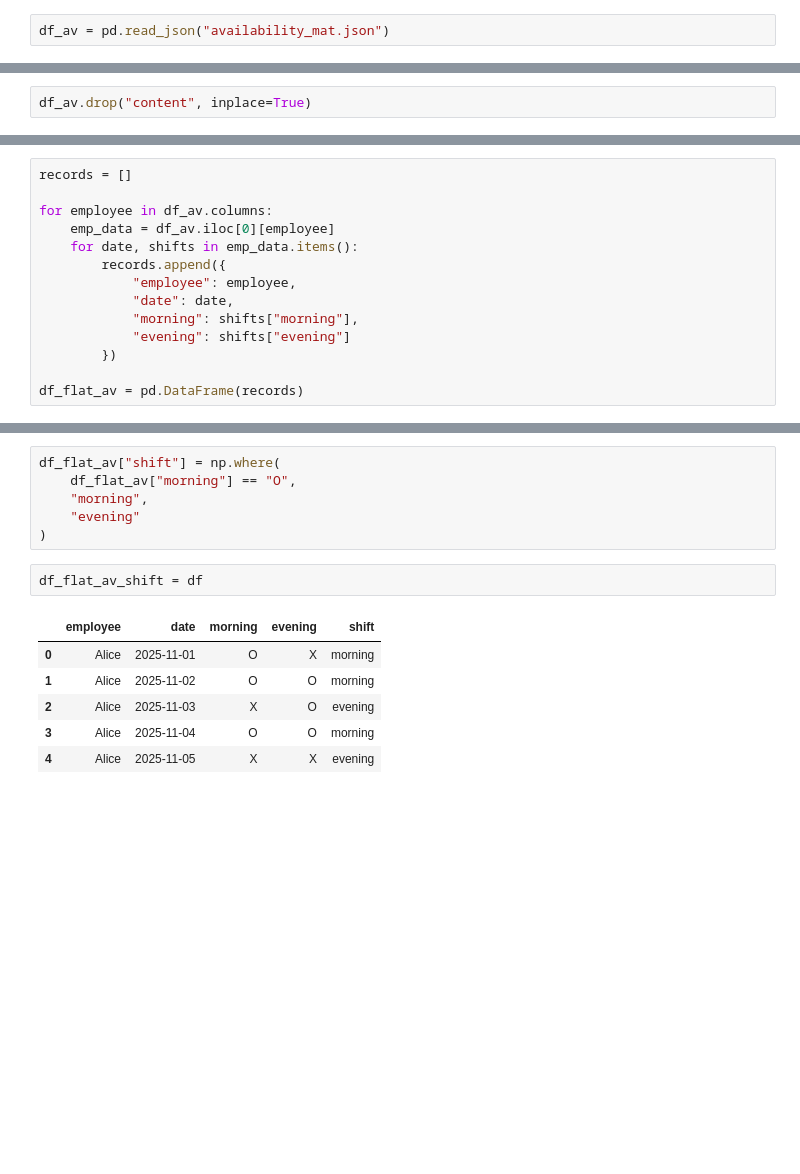
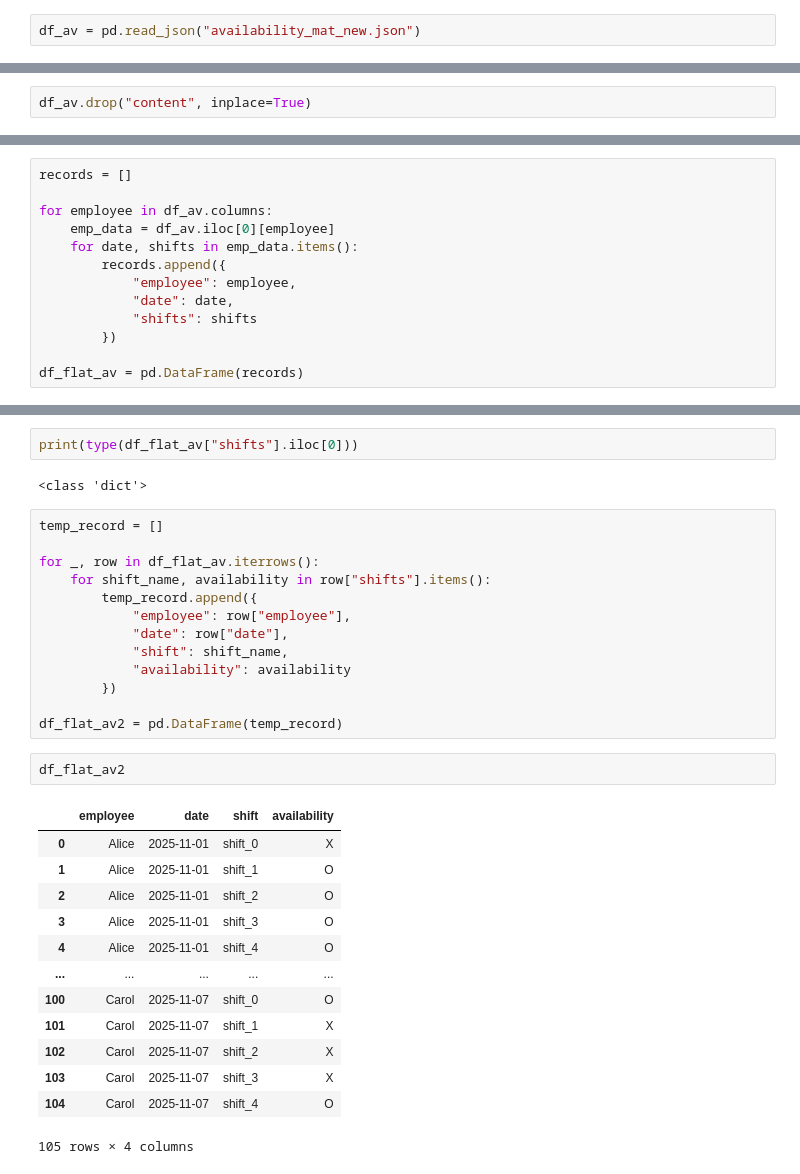
Before and after one commit to PotatoPotato12345678/LLM_optimization, a Jupyter notebook: optimizer/mats/mat.ipynb, the cells around one changed output, grey strips where cells are left out. Cells and saved outputs as stored; diff of their text form; blank space fills up the shorter version.

```diff
--- a/optimizer/mats/mat.ipynb
+++ b/optimizer/mats/mat.ipynb
@@ -207,7 +207,7 @@ M_LLM_willingness
 # %% [markdown]
 # Availability Matrix
 # %%
-df_av = pd.read_json("availability_mat.json")
+df_av = pd.read_json("availability_mat_new.json")
 # %%
 df_av
 # %% [output]
@@ -230,8 +230,7 @@ for employee in df_av.columns:
         records.append({
             "employee": employee,
             "date": date,
-            "morning": shifts["morning"],
-            "evening": shifts["evening"]
+            "shifts": shifts
         })
 
 df_flat_av = pd.DataFrame(records)
@@ -258,15 +257,33 @@ df_flat_av
+# %%
+print(type(df_flat_av["shifts"].iloc[0]))
+# %% [output]
+<class 'dict'>
 # %%
-df_flat_av["shift"] = np.where(
-    df_flat_av["morning"] == "O",
-    "morning",
-    "evening"
-)
+temp_record = []
+
+for _, row in df_flat_av.iterrows():
+    for shift_name, availability in row["shifts"].items():
+        temp_record.append({
+            "employee": row["employee"],
+            "date": row["date"],
+            "shift": shift_name,
+            "availability": availability
+        })
+
+df_flat_av2 = pd.DataFrame(temp_record)
 # %%
-df_flat_av_shift = df
+df_flat_av2
 # %% [output]
-|  | employee | date | morning | evening | shift |
-| 0 | Alice | 2025-11-01 | O | X | morning |
-| 1 | Alice | 2025-11-02 | O | O | morning |
-| 2 | Alice | 2025-11-03 | X | O | evening |
-| 3 | Alice | 2025-11-04 | O | O | morning |
-| 4 | Alice | 2025-11-05 | X | X | evening |
+|  | employee | date | shift | availability |
+| 0 | Alice | 2025-11-01 | shift_0 | X |
+| 1 | Alice | 2025-11-01 | shift_1 | O |
+| 2 | Alice | 2025-11-01 | shift_2 | O |
+| 3 | Alice | 2025-11-01 | shift_3 | O |
+| 4 | Alice | 2025-11-01 | shift_4 | O |
+| ... | ... | ... | ... | ... |
+| 100 | Carol | 2025-11-07 | shift_0 | O |
+| 101 | Carol | 2025-11-07 | shift_1 | X |
+| 102 | Carol | 2025-11-07 | shift_2 | X |
+| 103 | Carol | 2025-11-07 | shift_3 | X |
+| 104 | Carol | 2025-11-07 | shift_4 | O |
+105 rows × 4 columns
```
Also changed, not shown: parts of 5 cells of this notebook, 1 other file.
